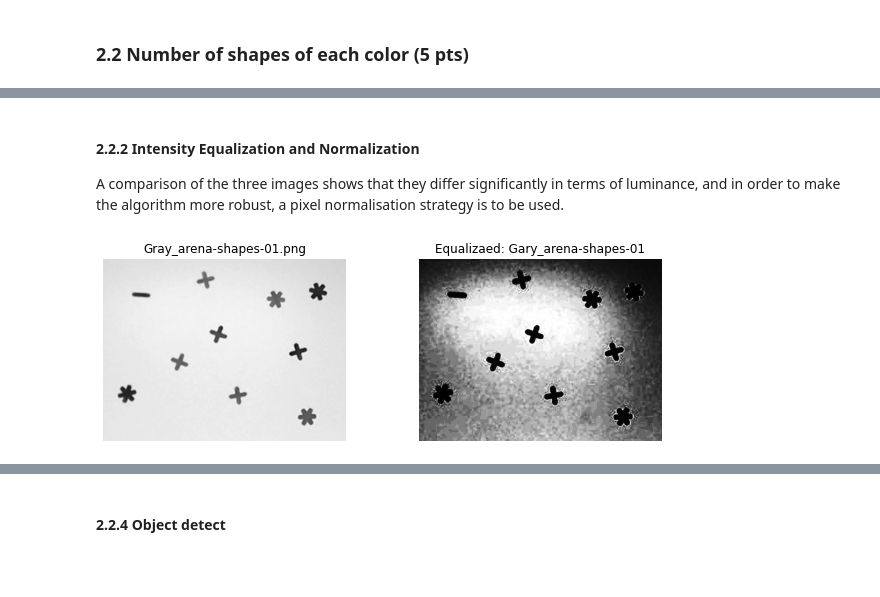
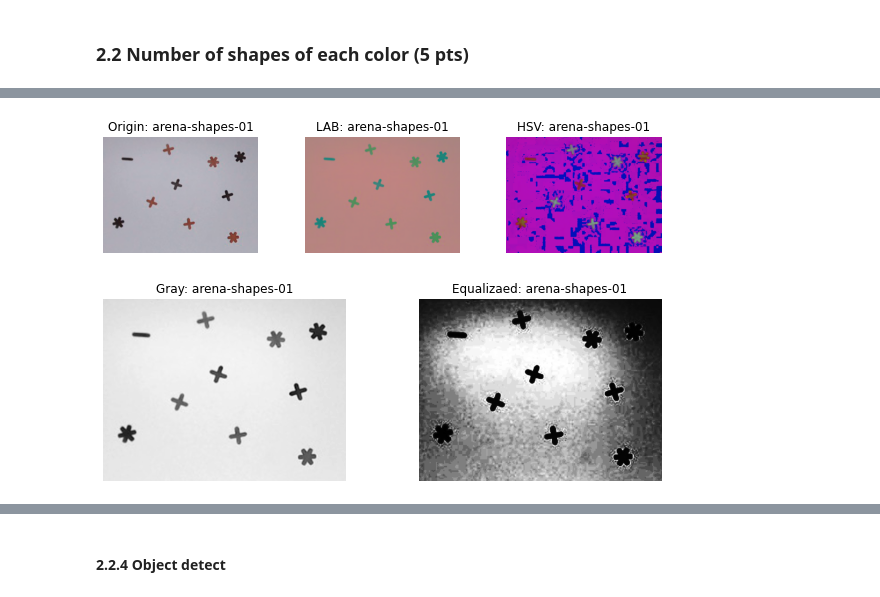
Before and after one commit to LTS5/iapr, a Jupyter notebook: labs/part_2_lab_01.ipynb, the cells around one changed output, grey strips where cells are left out. Drawn from its saved outputs; the diff is of its cells as text; code cells hidden in the pictures; blank space fills up the shorter version.

```diff
--- a/labs/part_2_lab_01.ipynb
+++ b/labs/part_2_lab_01.ipynb
@@ -230,23 +204,31 @@ plotMultipleImages(1, 3, imgs, titles, 'typ_img')
-# %% [markdown]
-#### 2.2.2 Intensity Equalization and Normalization
-A comparison of the three images shows that they differ significantly in terms of luminance, and in order to make the algorithm more robust, a pixel normalisation strategy is to be used.
-# %%
-# Equalization
-image = cv.imread('/home/iapr/data/lab-01-data/arena-shapes-01.png')
-gray = cv.cvtColor(image, cv.COLOR_BGR2GRAY)
-dst = cv.equalizeHist(gray)
-
-# plot
-# plt.figure(figsize=(12,12))
-# plt.subplot(121)
-# plt.imshow(gray, cmap = 'gray')
-# plt.subplot(122)
-# plt.imshow(dst, cmap = 'gray')
-# plt.show()
-imgs = [gray, dst]
-titles = ['Gray_arena-shapes-01.png', 'Equalizaed: Gary_arena-shapes-01']
-plotMultipleImages(1, 2, imgs, titles,  type='typ_img', cmap='Ture')
-# %% [output]
-[figure, removed]
+# %%
+""" Color Model Comparsion """
+image = images[0][:,:,::-1]
+im_name = im_names[0]
+
+LAB_img = cv.cvtColor(image,cv.COLOR_BGR2LAB)
+HSV_img = cv.cvtColor(image,cv.COLOR_BGR2HSV)
+imgs=[image,LAB_img,HSV_img]
+titles=['Origin: '+im_name,'LAB: '+im_name,'HSV: '+im_name]
+plotMultipleImages(1, 3, imgs, titles, 'typ_img')
+# %% [output]
+[figure, added]
+# %%
+"""
+Intensity Equalization and Normalization
+
+A comparison of the three images shows that they differ significantly in terms of luminance,
+and in order to make the algorithm more robust, the normalisation strategy is to be used.
+"""
+
+# Equalization
+gray = cv.cvtColor(image, cv.COLOR_BGR2GRAY)
+dst = cv.equalizeHist(gray)
+
+imgs = [gray, dst]
+titles = ['Gray: '+im_name, 'Equalizaed: '+im_name]
+plotMultipleImages(1, 2, imgs, titles,  type='typ_img', cmap='Ture')
+# %% [output]
+[figure, added]
 # %%
 # plot histograms
```
Also changed, not shown: parts of 17 cells of this notebook.
